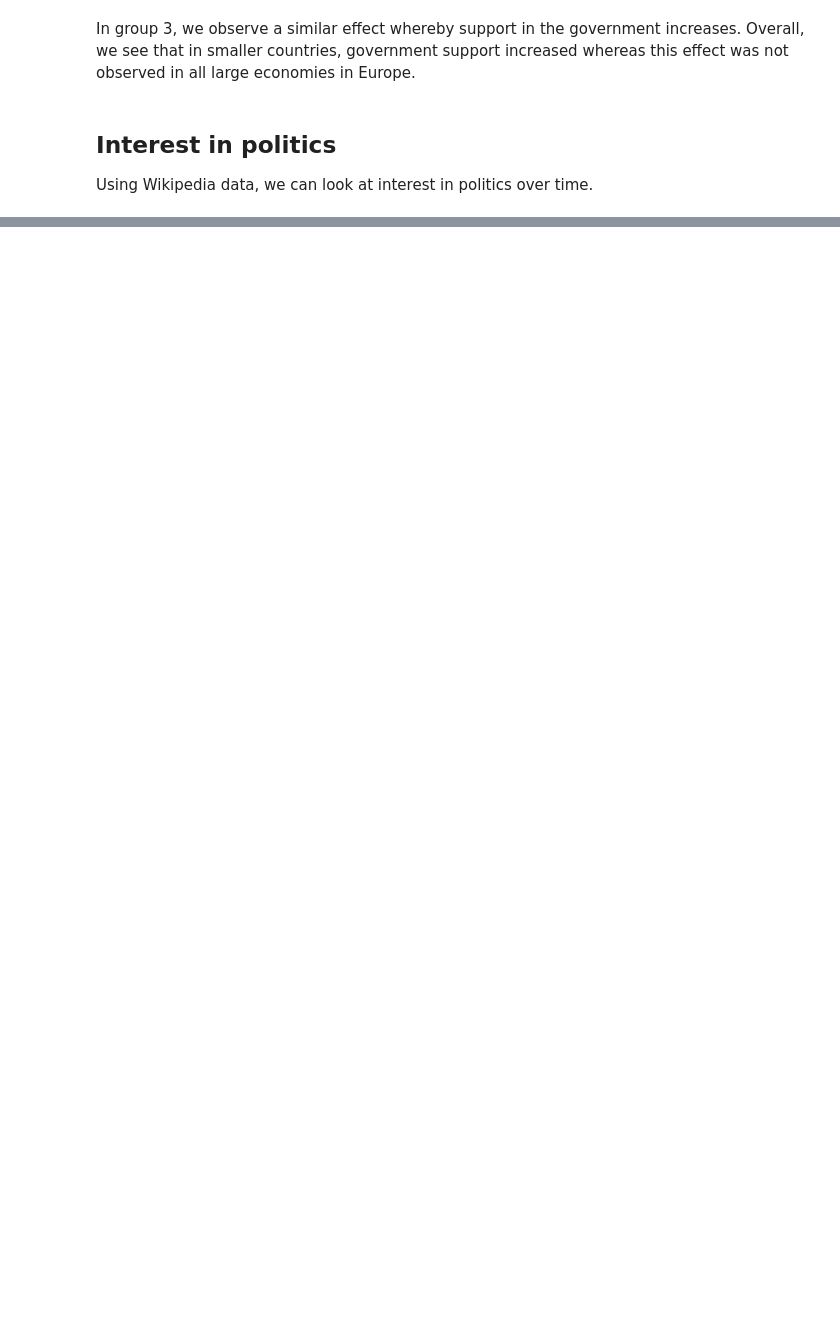
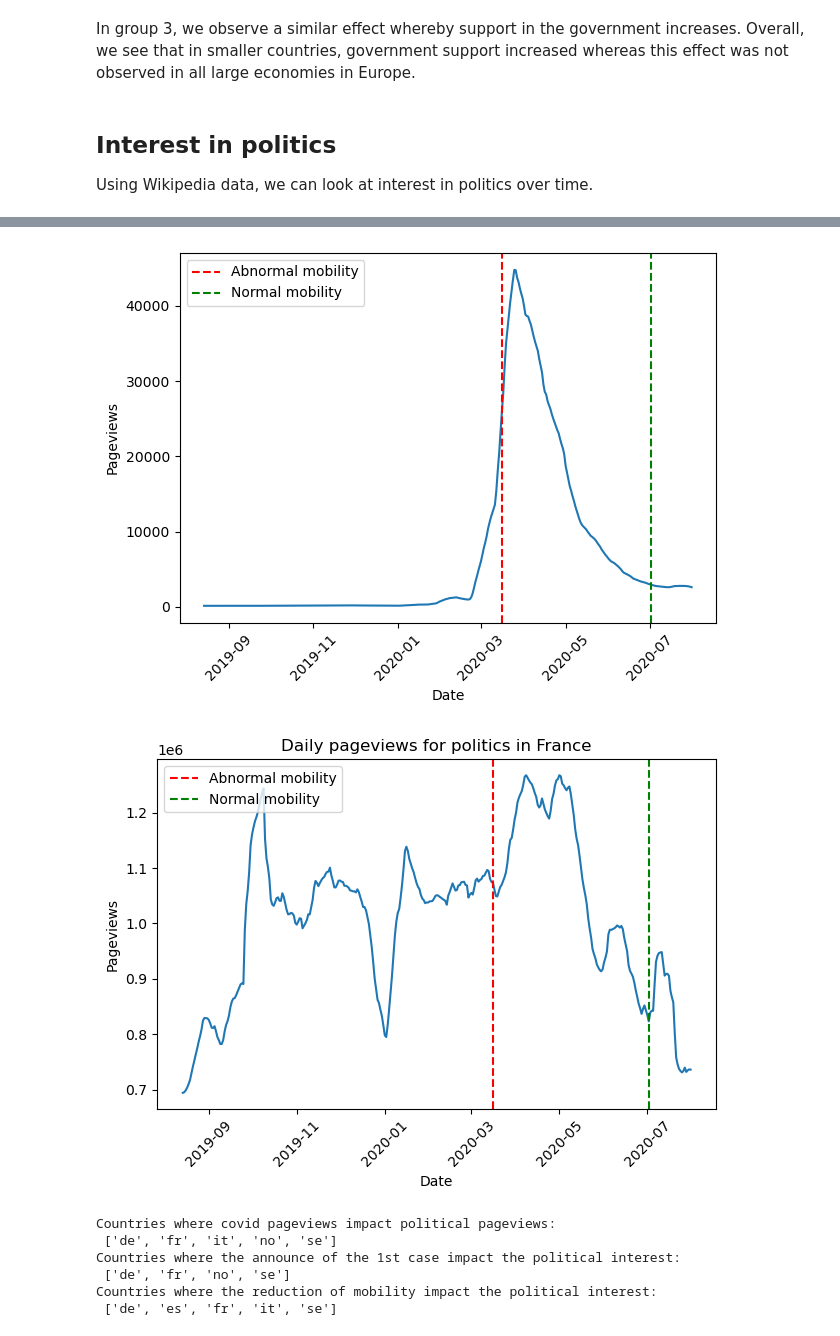
Before and after one commit to epfl-ada/ada-2022-project-zeta, a Jupyter notebook: ADAnalysis Titi.ipynb, the cells around one changed output, grey strips where cells are left out. Drawn from its saved outputs; the diff is of its cells as text; code cells hidden in the pictures; blank space fills up the shorter version.

Commit message:
linear regression

```diff
--- a/ADAnalysis Titi.ipynb
+++ b/ADAnalysis Titi.ipynb
@@ -187,0 +231,14 @@ Group 3
+# %%
+df_covid = get_pageviews(df_pageviews, languages["fr"], "covid")
+
+#df_covid_norm = (df_covid - df_covid.mean())/df_covid.var()
+#plt.figure(1)
+plot_pageviews(df_covid, "fr", "covid", df_dates)
+
+df_politic = get_pageviews(df_pageviews, languages['fr'], POLITICS)
+#df_politic_norm = (df_politic - df_politic.mean()) / df_politic.var()
+plot_pageviews(df_politic, "fr", POLITICS, df_dates)
+#plt.show()
+# %% [output]
+[figure, added]
+[figure, added]
@@ -187,0 +248,50 @@ Group 3
+# %%
+# Linear regression to predict the politic relatided pageviews with the covid pageviews and the important dates
+# df_politic_norm = (df_politic)/ df_politic.max()
+# df_covid_norm = (df_covid)/df_covid.max()
+
+def linear_reg_politic_covid(df_politic, df_covid, country, df_dates):
+    df_politic_norm = (df_politic-df_politic.mean())/ df_politic.std()
+    df_covid_norm = (df_covid - df_covid.mean())/df_covid.std()
+    politic_pageviews = df_politic_norm.values
+    covid_pageviews = df_covid_norm.values
+    # politic_pageviews = df_politic.values
+    # covid_pageviews = df_covid.values
+    politic_pageviews = np.squeeze(politic_pageviews)
+    covid_pageviews = np.squeeze(covid_pageviews)
+    date_mobility=pd.to_datetime(df_dates.loc[country, "Mobility"].strftime("%Y-%m-%d"))
+    date_1st_case=pd.to_datetime(df_dates.loc[country, "1st case"].strftime("%Y-%m-%d"))
+    before_1st_case = (df_covid.index < date_1st_case).astype(int)
+    after_mobility = (df_covid.index > date_mobility).astype(int)
+    mod = smf.ols(formula="politic_pageviews ~ covid_pageviews + C(before_1st_case) + C(after_mobility)", data=pd.DataFrame({"politic_pageviews": politic_pageviews, "covid_pageviews": covid_pageviews, "after_mobility": after_mobility, "before_1st_case": before_1st_case}))
+    res = mod.fit()
+    #print(res.summary())
+    #print(res.params)
+    return res
+
+covid_group = []
+before_1st_case_group = []
+after_mobility_group = []
+for idx, group in enumerate(response_groups):
+    for country in group:
+        #print(country)
+        df_covid = get_pageviews(df_pageviews, languages[country], "covid")
+        df_politic = get_pageviews(df_pageviews, languages[country], POLITICS)
+        res = linear_reg_politic_covid(df_politic=df_politic, df_covid=df_covid, country=country, df_dates=df_dates)
+        if res.pvalues[0] < 0.05:
+            covid_group.append(country)
+        if res.pvalues[1] < 0.05:
+            before_1st_case_group.append(country)
+        if res.pvalues[2] < 0.05:
+            after_mobility_group.append(country)
+
+print(f"Countries where covid pageviews impact political pageviews: \n {covid_group}")
+print(f"Countries where the announce of the 1st case impact the political interest: \n {before_1st_case_group}")
+print(f"Countries where the reduction of mobility impact the political interest: \n {after_mobility_group}")
+# %% [output]
+Countries where covid pageviews impact political pageviews:
+ ['de', 'fr', 'it', 'no', 'se']
+Countries where the announce of the 1st case impact the political interest:
+ ['de', 'fr', 'no', 'se']
+Countries where the reduction of mobility impact the political interest:
+ ['de', 'es', 'fr', 'it', 'se']
```
Also changed, not shown: parts of 20 cells of this notebook.
